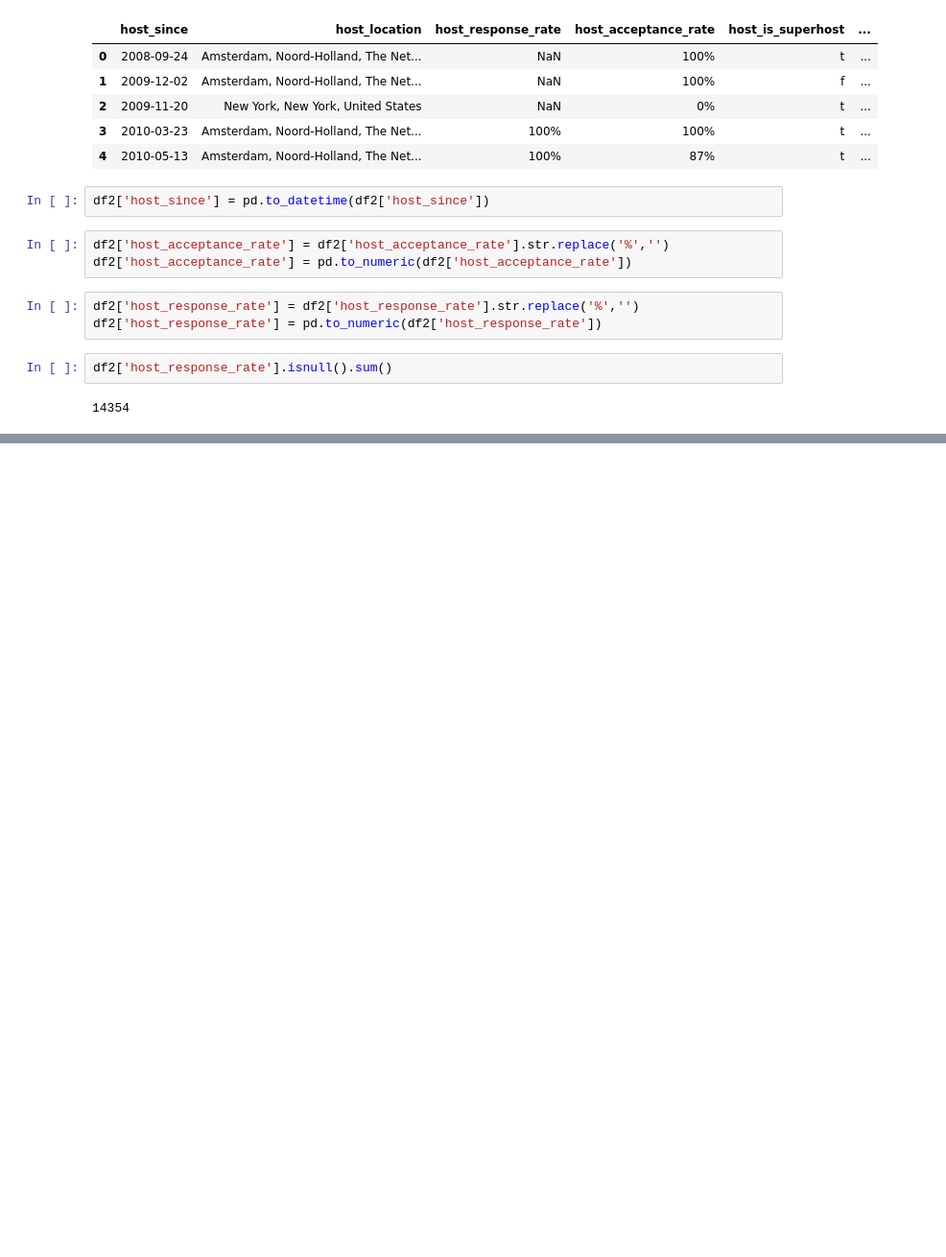
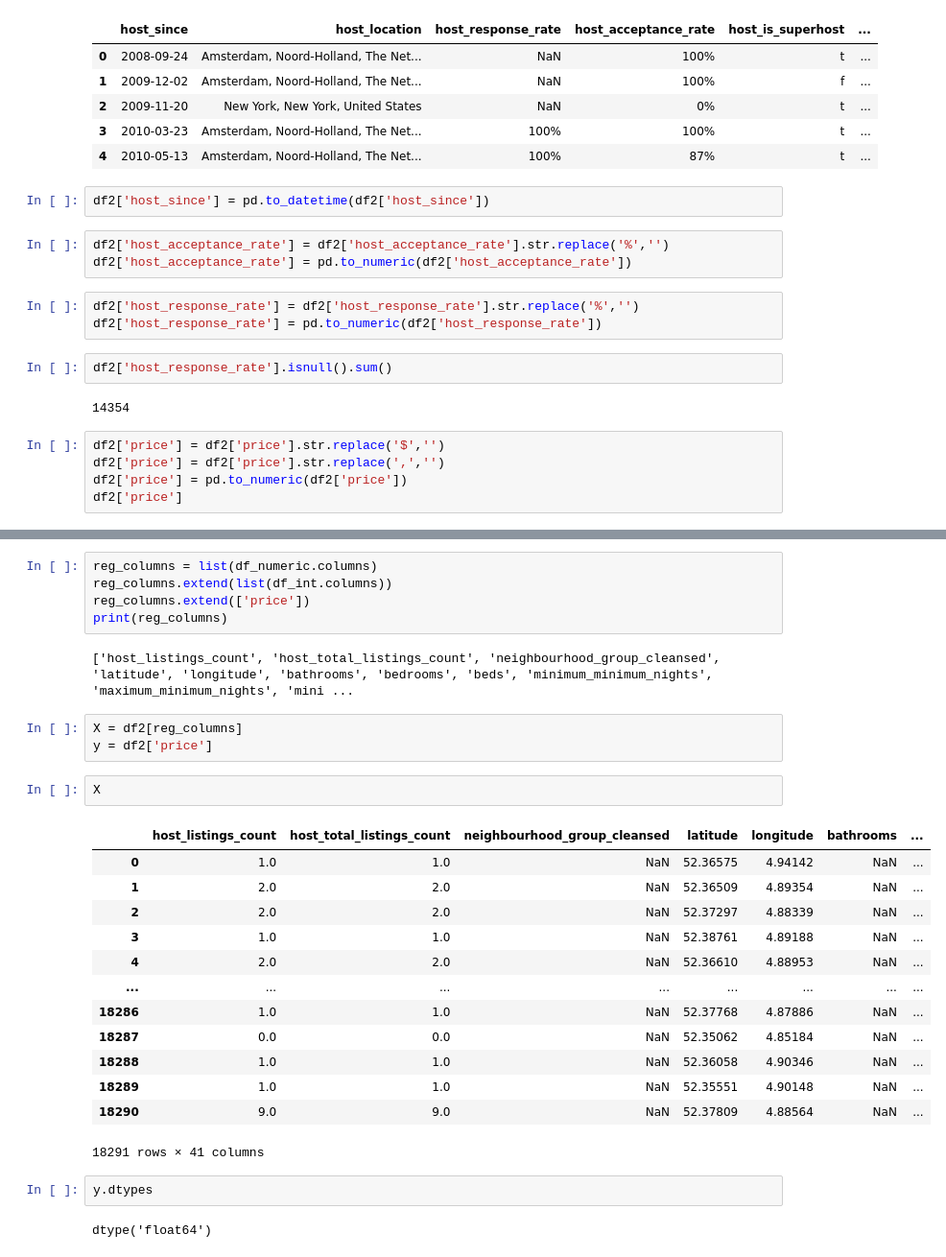
Before and after one commit to vedantbhatnagar/airbnb, a Jupyter notebook: data_analysis.ipynb, the cells around one changed output, grey strips where cells are left out. Shown at 96% size. Drawn from its saved outputs; the diff is of its cells as text; blank space fills up the shorter version.

```diff
--- a/data_analysis.ipynb
+++ b/data_analysis.ipynb
@@ -458,3 +458,8 @@ df2['host_response_rate'] = pd.to_numeric(df2['host_response_rate'])
 df2['host_response_rate'].isnull().sum()
 # %% [output]
 14354
+# %%
+df2['price'] = df2['price'].str.replace('$','')
+df2['price'] = df2['price'].str.replace(',','')
+df2['price'] = pd.to_numeric(df2['price'])
+df2['price']
@@ -460,0 +499,30 @@ df2['host_response_rate'].isnull().sum()
+# %%
+reg_columns = list(df_numeric.columns)
+reg_columns.extend(list(df_int.columns))
+reg_columns.extend(['price'])
+print(reg_columns)
+# %% [output]
+['host_listings_count', 'host_total_listings_count', 'neighbourhood_group_cleansed', 'latitude', 'longitude', 'bathrooms', 'bedrooms', 'beds', 'minimum_minimum_nights', 'maximum_minimum_nights', 'mini ...
+# %%
+X = df2[reg_columns]
+y = df2['price']
+# %%
+X
+# %% [output]
+|  | host_listings_count | host_total_listings_count | neighbourhood_group_cleansed | latitude | longitude | bathrooms | ... |
+| 0 | 1.0 | 1.0 | NaN | 52.36575 | 4.94142 | NaN | ... |
+| 1 | 2.0 | 2.0 | NaN | 52.36509 | 4.89354 | NaN | ... |
+| 2 | 2.0 | 2.0 | NaN | 52.37297 | 4.88339 | NaN | ... |
+| 3 | 1.0 | 1.0 | NaN | 52.38761 | 4.89188 | NaN | ... |
+| 4 | 2.0 | 2.0 | NaN | 52.36610 | 4.88953 | NaN | ... |
+| ... | ... | ... | ... | ... | ... | ... | ... |
+| 18286 | 1.0 | 1.0 | NaN | 52.37768 | 4.87886 | NaN | ... |
+| 18287 | 0.0 | 0.0 | NaN | 52.35062 | 4.85184 | NaN | ... |
+| 18288 | 1.0 | 1.0 | NaN | 52.36058 | 4.90346 | NaN | ... |
+| 18289 | 1.0 | 1.0 | NaN | 52.35551 | 4.90148 | NaN | ... |
+| 18290 | 9.0 | 9.0 | NaN | 52.37809 | 4.88564 | NaN | ... |
+18291 rows × 41 columns
+# %%
+y.dtypes
+# %% [output]
+dtype('float64')
```
Also changed, not shown: parts of 32 cells of this notebook.
